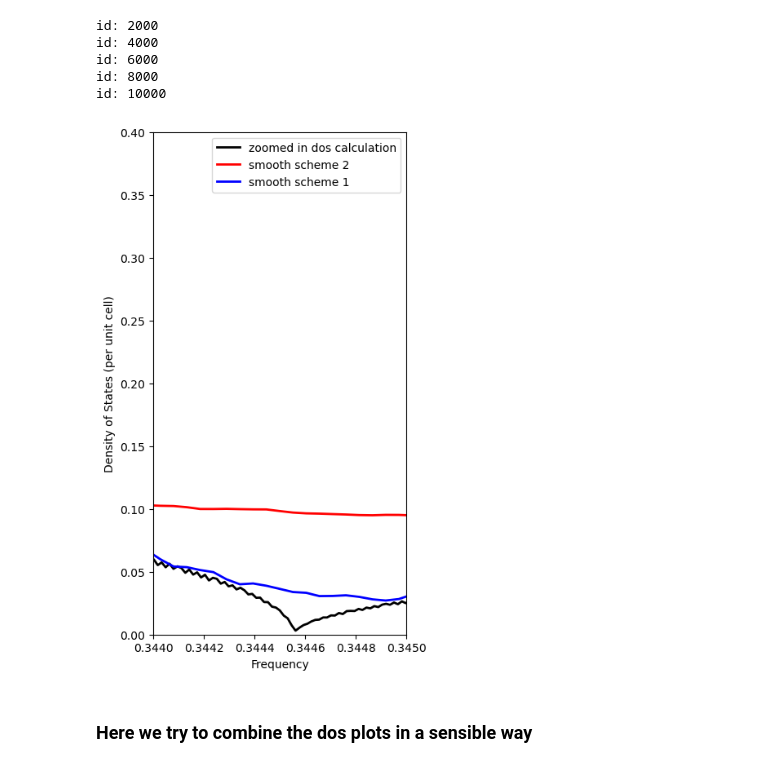
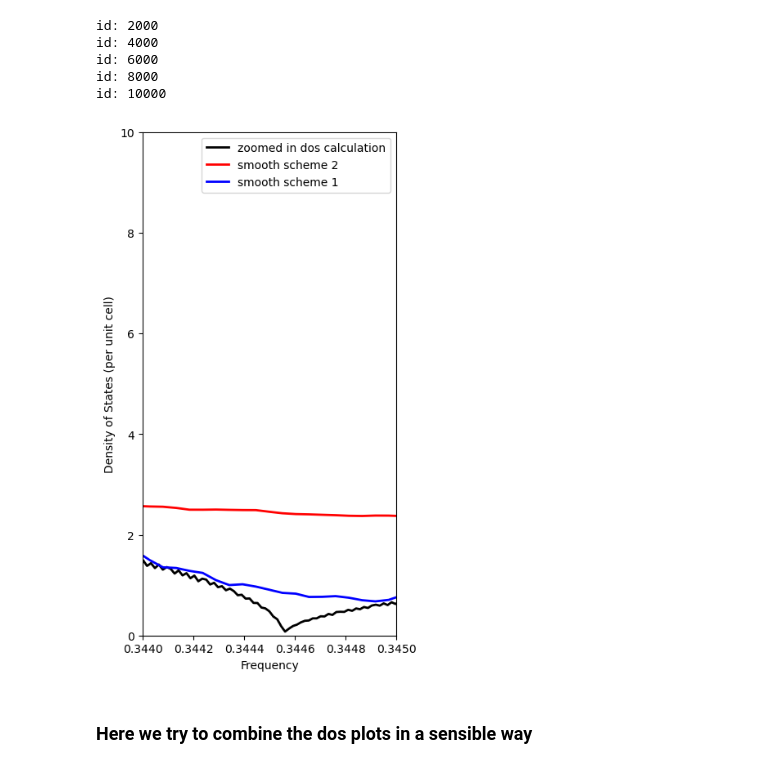
Before and after one commit to AliGhorashiCMT/localized_defects_in_3d, a Jupyter notebook: fig_dos/Analyze.ipynb, the cells around one changed output. Cells and saved outputs as stored; diff of their text form; code cells hidden in the pictures.

```diff
--- a/fig_dos/Analyze.ipynb
+++ b/fig_dos/Analyze.ipynb
@@ -98,18 +98,18 @@ dos_zoom, energies_zoom = np.histogram(dispersionv_zoom, bins=10000);
 # %%
 figure(figsize=(4, 8))
 linewidth=2
 num_bands = 5
 zoom_factor = 10^3 # The zoomed in plots are over a region that is 1/1000'th of the volume of the whole Brillouin zone, so we must account for this.
-plot(energies_zoom[1:end-1], dos_zoom/length(dispersionv_zoom)/diff(energies_zoom)[1]/zoom_factor/num_bands, label="zoomed in dos calculation", color="black", linewidth=linewidth)
-plot(energies[1:end-1], dos_smoothed_2/length(dispersionv)/diff(energies)[1]/num_bands, label="smooth scheme 2", color="red", linewidth=linewidth) # units of per unit cell per frequency
-plot(energies[1:end-1], dos_smoothed_1/length(dispersionv)/diff(energies)[1]/num_bands, label="smooth scheme 1", color="blue", linewidth=linewidth)
+plot(energies_zoom[1:end-1], dos_zoom/length(dispersionv_zoom)/diff(energies_zoom)[1]/zoom_factor*num_bands, label="zoomed in dos calculation", color="black", linewidth=linewidth)
+plot(energies[1:end-1], dos_smoothed_2/length(dispersionv)/diff(energies)[1]*num_bands, label="smooth scheme 2", color="red", linewidth=linewidth) # units of per unit cell per frequency
+plot(energies[1:end-1], dos_smoothed_1/length(dispersionv)/diff(energies)[1]*num_bands, label="smooth scheme 1", color="blue", linewidth=linewidth)
 legend();
-ylim(0, 2/5)
+ylim(0, 10)
 xlim(0.344, 0.345)
 xlabel("Frequency")
 ylabel("Density of States (per unit cell)");
 # %% [output]
-[figure, old version]
+[figure, new version]
 # %% [markdown]
 ### Here we try to combine the dos plots in a sensible way
 # %%
```
Also changed, not shown: parts of 6 cells of this notebook.
